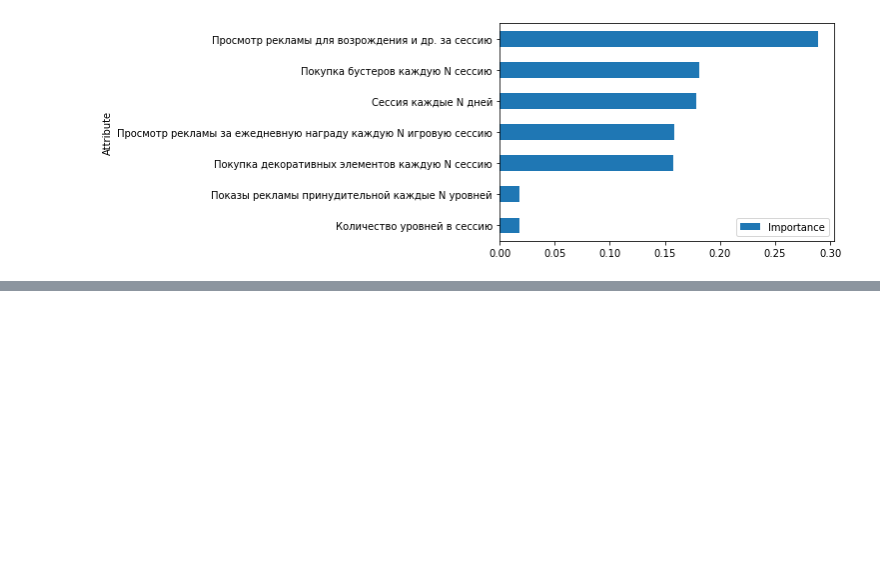
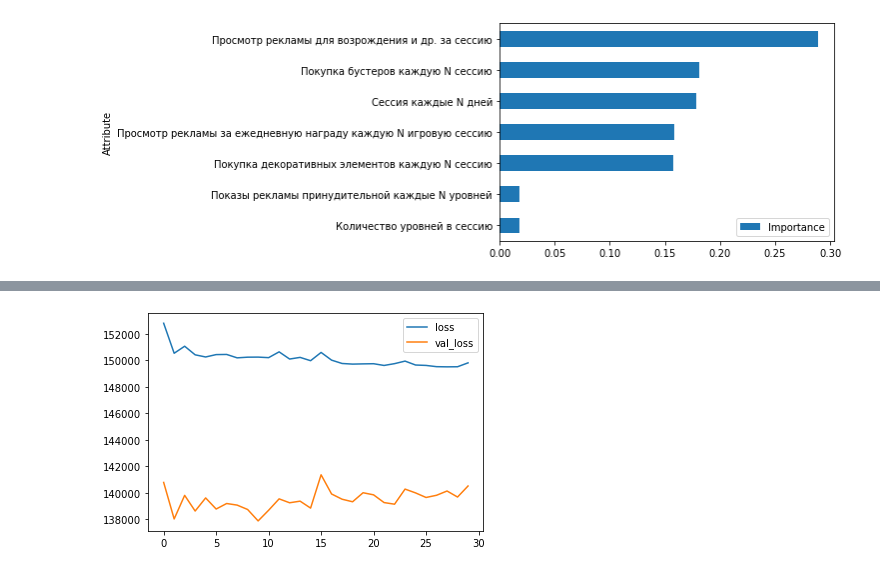
Before and after one commit to ArthurIryshkov/AIrepos, a Jupyter notebook: unit.ipynb, the cells around one changed output, grey strips where cells are left out. Saved outputs shown, nothing was run; the diff lists cells and outputs as text; code cells hidden in the pictures; blank space fills up the shorter version.

```diff
--- a/unit.ipynb
+++ b/unit.ipynb
@@ -149,0 +187,5 @@ unit[['Количество уровней в сессию','Просмотр р
+# %%
+model.compile(
+    optimizer="adam",
+    loss="mae",
+)
@@ -149,0 +212,12 @@ unit[['Количество уровней в сессию','Просмотр р
+# %%
+_train = unit.sample(frac=0.8, random_state=0)
+_valid = unit.drop(_train.index)
+# max_ = _train.max(axis=0)
+# min_ = _train.min(axis=0)
+# _train = (_train - min_) / (max_ - min_)
+# _valid = (_valid - min_) / (max_ - min_)
+# %%
+X_train = _train.drop('values', axis=1)
+X_valid = _valid.drop('values', axis=1)
+y_train = _train['values']
+y_valid = _valid['values']
@@ -149,0 +239,23 @@ unit[['Количество уровней в сессию','Просмотр р
+# %%
+from tensorflow import keras
+from tensorflow.keras import layers, callbacks
+
+early_stopping = callbacks.EarlyStopping(
+    min_delta=0.001, # minimium amount of change to count as an improvement
+    patience=20, # how many epochs to wait before stopping
+    restore_best_weights=True,
+)
+# %%
+history = model.fit(
+    X_train, y_train,
+    validation_data=(X_valid, y_valid),
+    batch_size=5,
+    epochs=1000,
+    callbacks=[early_stopping], # put your callbacks in a list
+    verbose=0,  # turn off training log
+)
+
+history_df = pd.DataFrame(history.history)
+history_df.loc[:, ['loss', 'val_loss']].plot();
+print("Minimum validation loss: {}".format(history_df['val_loss'].min()))
+# %% [output]
@@ -149,0 +263 @@ unit[['Количество уровней в сессию','Просмотр р
+[figure, added]
```
Also changed, not shown: parts of 28 cells of this notebook.
